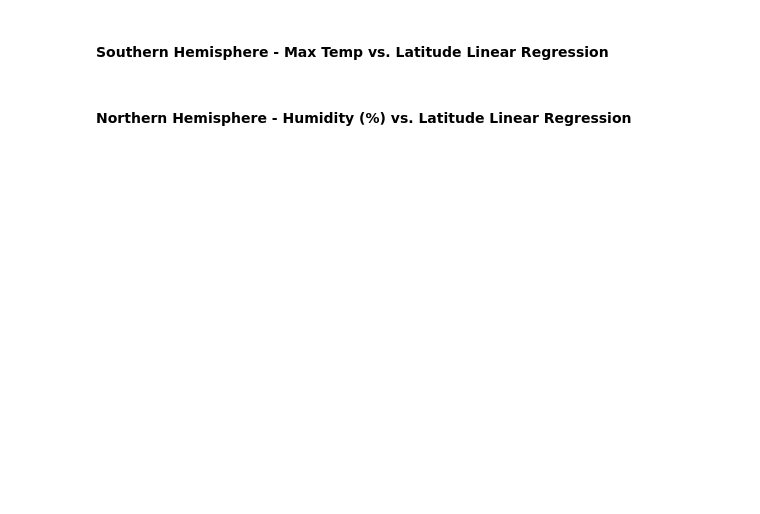
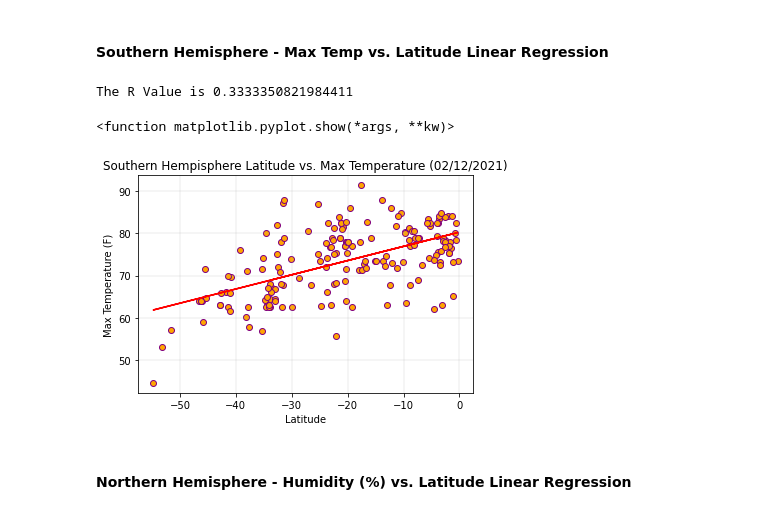
Before and after one commit to MMidwinter/python-api-challenge, a Jupyter notebook: starter_code/WeatherPy.ipynb, the cells around one changed output. Saved outputs shown, nothing was run; the diff lists cells and outputs as text; code cells hidden in the pictures; blank space fills up the shorter version.

```diff
--- a/starter_code/WeatherPy.ipynb
+++ b/starter_code/WeatherPy.ipynb
@@ -368,21 +294,27 @@ NameError: name 'northern_hemisphere_df' is not defined
 # %% [markdown]
 ####  Southern Hemisphere - Max Temp vs. Latitude Linear Regression
 # %%
-northern_hemisphere_df = city_cleaned_df[city_cleaned_df['Lat'] >= 0]
+southern_hemisphere_df = city_cleaned_df[city_cleaned_df['Lat'] <= 0]
 
-city_northern_lat = northern_hemisphere_df['Lat']
-city_northern_max_temp = northern_hemisphere_df['Max Temperature']
+city_southern_lat = southern_hemisphere_df['Lat']
+city_southern_max_temp = southern_hemisphere_df['Max Temperature']
 
-(slope, intercept, rvalue, pvalue, stderr) = st.linregress(city_northern_lat, city_northern_max_temp)
-correlation = st.pearsonr(city_northern_lat,city_northern_max_temp)
+(slope, intercept, rvalue, pvalue, stderr) = st.linregress(city_southern_lat, city_southern_max_temp)
+correlation = st.pearsonr(city_southern_lat,city_southern_max_temp)
 
-plt.scatter(city_northern_lat,city_northern_max_temp, facecolors='orange', edgecolors='purple')
-plt.title('Northern Hempisphere Latitude vs. Max Temperature (02/12/2021)')
+print(f'The R Value is {rvalue**2}')
+
+plt.scatter(city_southern_lat,city_southern_max_temp, facecolors='orange', edgecolors='purple')
+plt.title('Southern Hempisphere Latitude vs. Max Temperature (02/12/2021)')
 plt.xlabel('Latitude')
 plt.ylabel('Max Temperature (F)')
-regress_values = city_northern_lat * slope + intercept
-plt.plot(city_northern_lat,regress_values,"r-")
+regress_values = city_southern_lat * slope + intercept
+plt.plot(city_southern_lat,regress_values,"r-")
 plt.grid(linestyle='-',linewidth=.25)
 plt.show
+# %% [output]
+The R Value is 0.3333350821984411
+<function matplotlib.pyplot.show(*args, **kw)>
+[figure, added]
 # %% [markdown]
 ####  Northern Hemisphere - Humidity (%) vs. Latitude Linear Regression
```
Also changed, not shown: parts of 19 cells of this notebook.
